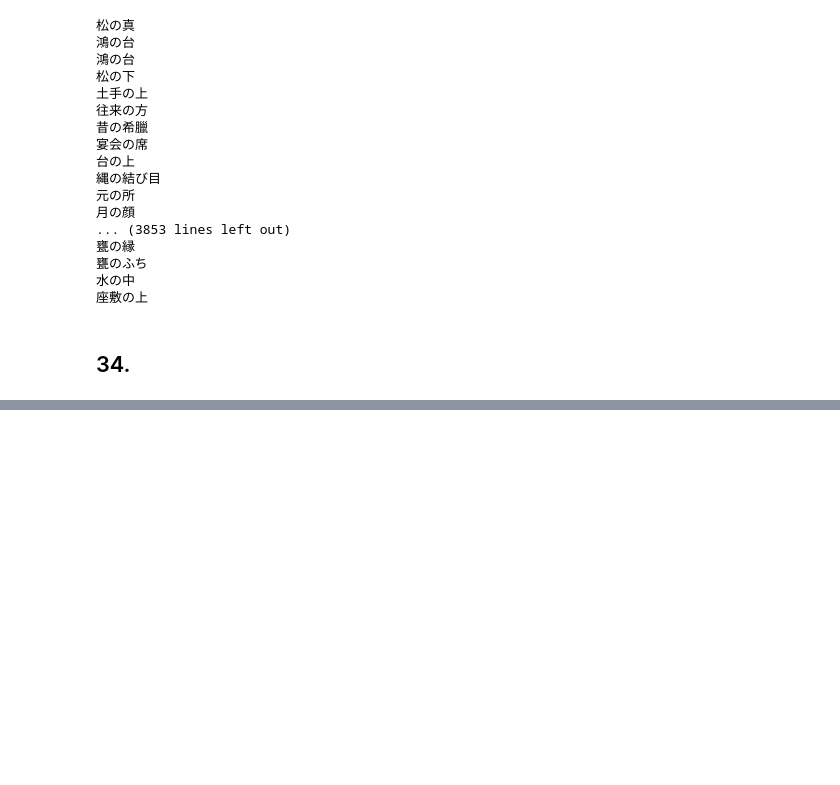
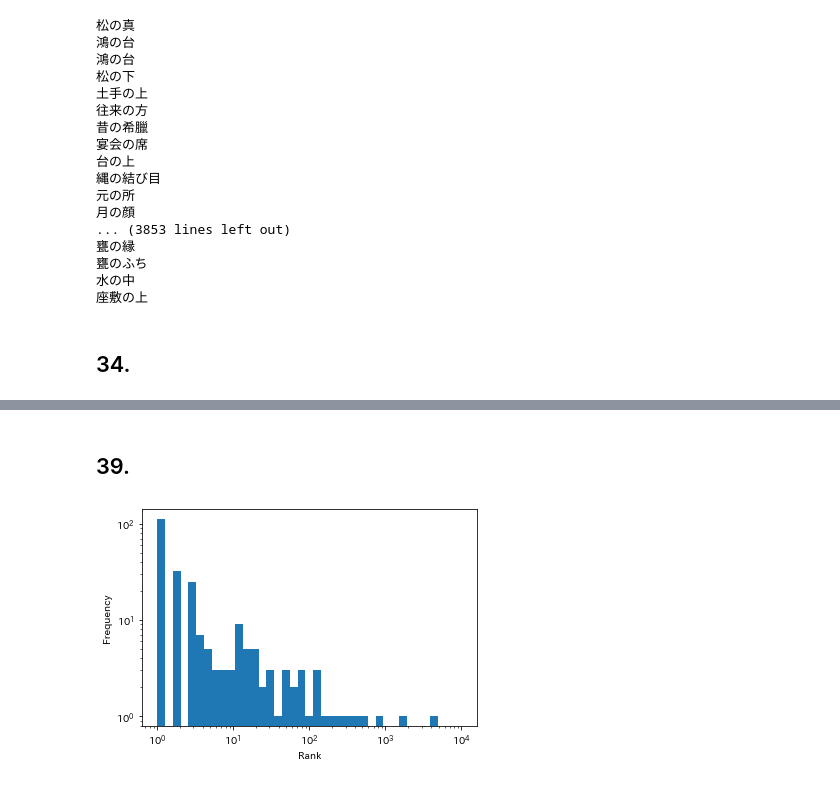
Before and after one commit to n4o847/nlp100-2020, a Jupyter notebook: ch04.ipynb, the cells around one changed output, grey strips where cells are left out. Drawn from its saved outputs; the diff is of its cells as text; code cells hidden in the pictures; blank space fills up the shorter version.

```diff
--- a/ch04.ipynb
+++ b/ch04.ipynb
@@ -119,0 +264,11 @@ for sentence in neko:
+# %% [markdown]
+## 39.
+# %%
+import numpy as np
+
+ax = plt.figure().add_subplot(xlabel='Rank', ylabel='Frequency')
+ax.hist(freq, bins=np.logspace(0, 4, 40), range=(1, max_count), log=True)
+ax.set_xscale('log')
+None
+# %% [output]
+[figure, added]
```
Also changed, not shown: parts of 9 cells of this notebook, 1 other file.
